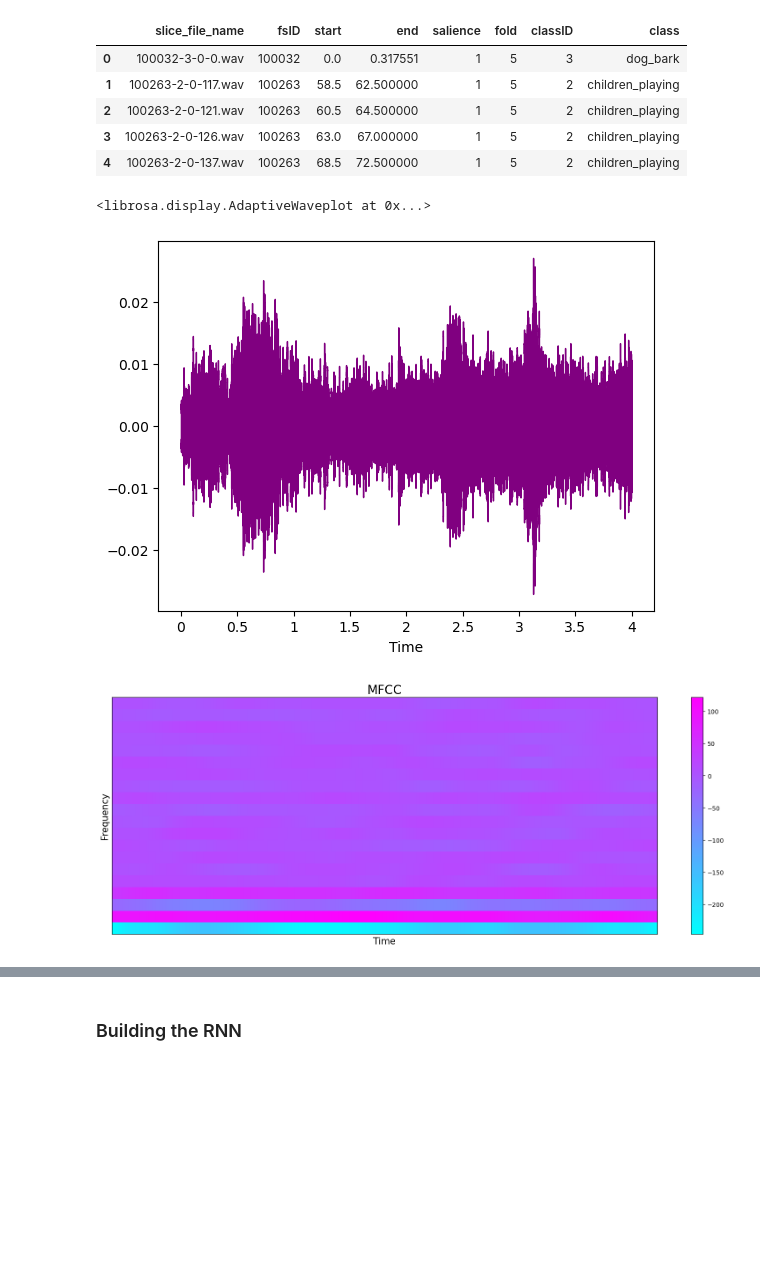
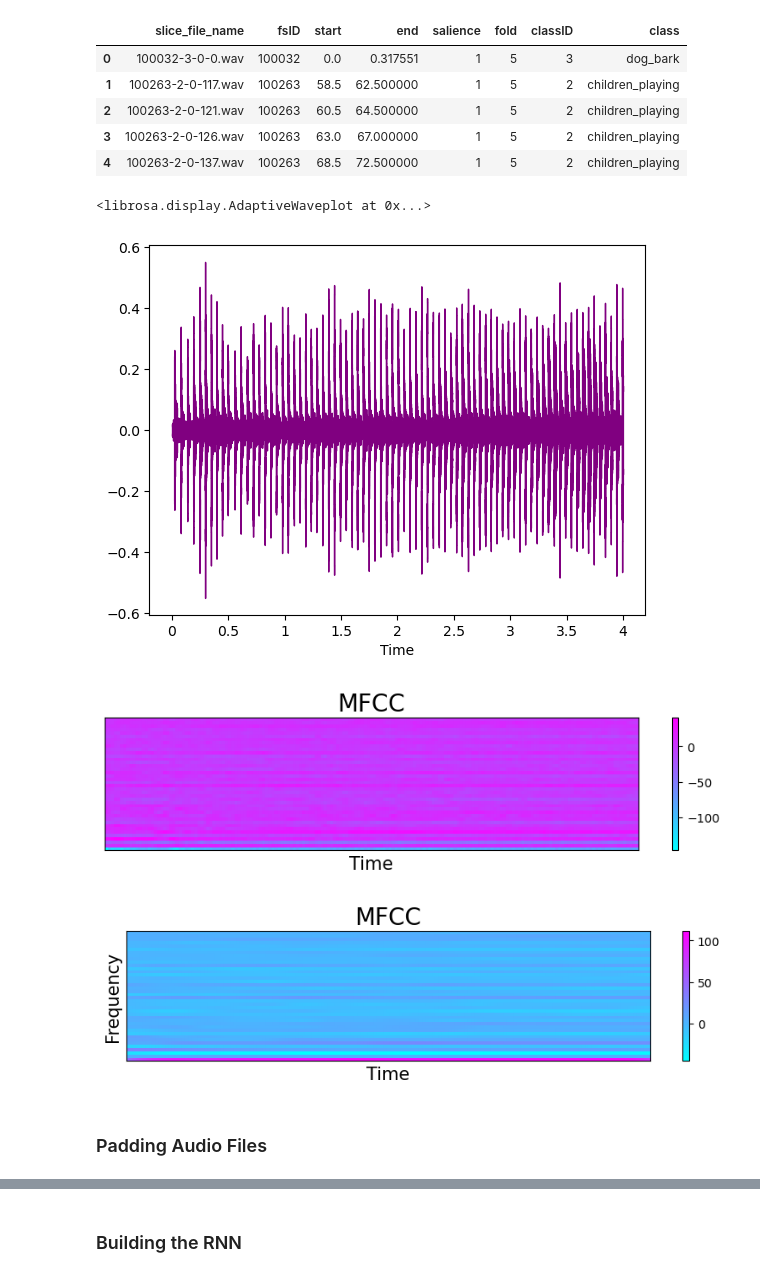
Before and after one commit to ToniCardosooo/ML2-Project, a Jupyter notebook: rnn.ipynb, the cells around one changed output, grey strips where cells are left out. Cells and saved outputs as stored; diff of their text form; code cells hidden in the pictures; blank space fills up the shorter version.

```diff
--- a/rnn.ipynb
+++ b/rnn.ipynb
@@ -27,7 +28,7 @@ df.head()
 | 3 | 100263-2-0-126.wav | 100263 | 63.0 | 67.000000 | 1 | 5 | 2 | children_playing |
 | 4 | 100263-2-0-137.wav | 100263 | 68.5 | 72.500000 | 1 | 5 | 2 | children_playing |
 # %%
-sample_num = 1 #pick a file to display
+sample_num = 400#pick a file to display
 filename = df.slice_file_name[sample_num] #get the filename
 
 tstart = df.start[sample_num] #define the beginning time of the signal
@@ -41,22 +42,38 @@ y, sr = librosa.load(path)
 librosa.display.waveshow(y,sr=sr, x_axis='time', color='purple', offset=0.0)
 # %% [output]
 <librosa.display.AdaptiveWaveplot at 0x...>
-[figure, old version]
+[figure, new version]
+# %%
+hop_length = 512 #the default spacing between frames
+n_fft = 2550 #number of samples
+
+MFCCs = librosa.feature.mfcc(y=y, n_fft=n_fft, hop_length=hop_length, n_mfcc=40)
+
+fig, ax = plt.subplots(figsize=(10, 2))
+librosa.display.specshow(MFCCs,sr=sr, cmap='cool',hop_length=hop_length)
+ax.set_xlabel('Time', fontsize=15)
+ax.set_title('MFCC', size=20)
+plt.colorbar()
+plt.show()
+# %% [output]
+[figure, added]
 # %%
 hop_length = round(44100 * 0.0125)
 n_fft = 2**14 #number of samples
-hop_length = round(44100 * 0.0125)
-MFCCs = librosa.feature.mfcc(y = y, n_fft = n_fft, hop_length = hop_length, n_mfcc = 20)
 
-fig, ax = plt.subplots(figsize = (20,7))
+MFCCs = librosa.feature.mfcc(y = y, n_fft = n_fft, hop_length = hop_length, n_mfcc = 40)
+
+fig, ax = plt.subplots(figsize = (10,2))
 librosa.display.specshow(MFCCs, sr=sr, cmap='cool', hop_length = hop_length)
 ax.set_xlabel('Time', fontsize = 15)
 ax.set_ylabel('Frequency', fontsize=15)
 ax.set_title('MFCC', size = 20)
 plt.colorbar()
 plt.show()
 # %% [output]
-[figure, old version]
+[figure, new version]
+# %% [markdown]
+### Padding Audio Files
 # %%
 def zero_padded_data_nparray(audios_path, duration_secs=4, target_sample_rate=44100, files_limit=-1, verbose=False):
     files = librosa.util.find_files(audios_path)
```
Also changed, not shown: parts of 12 cells of this notebook.
